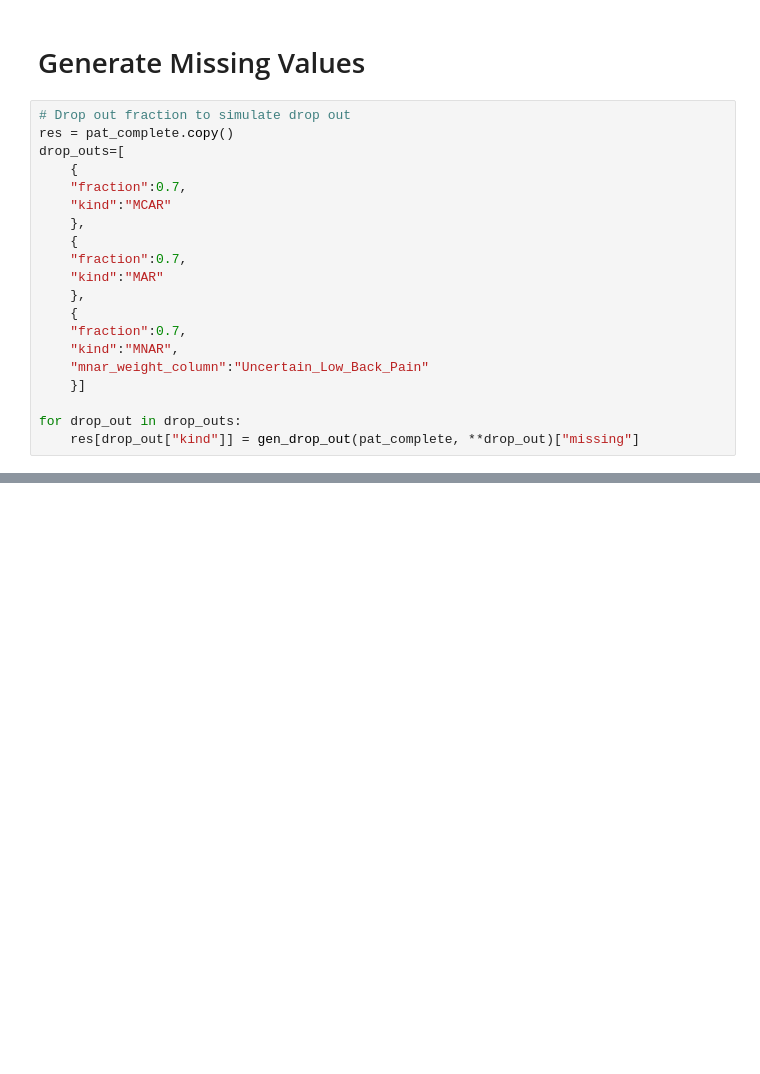
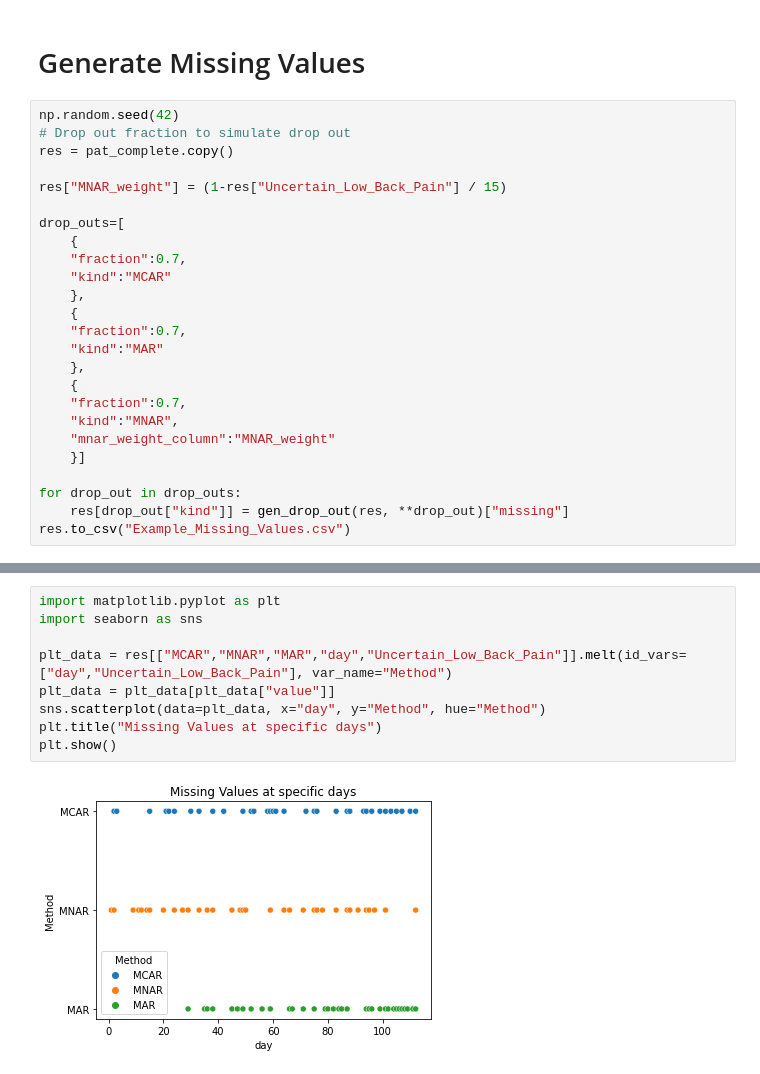
Before and after one commit to HIAlab/sinot, a Jupyter notebook: Simulation_Example_Missing_Values.ipynb, the cells around one changed output, grey strips where cells are left out. Saved outputs shown, nothing was run; the diff lists cells and outputs as text; blank space fills up the shorter version.

Commit message:
Re-Run Examples in Notebook

```diff
--- a/Simulation_Example_Missing_Values.ipynb
+++ b/Simulation_Example_Missing_Values.ipynb
@@ -37,8 +39,12 @@ sim.plot_patient(pat_complete)
 # %% [markdown]
 # Generate Missing Values
 # %%
+np.random.seed(42)
 # Drop out fraction to simulate drop out
 res = pat_complete.copy()
+
+res["MNAR_weight"] = (1-res["Uncertain_Low_Back_Pain"] / 15)
+
 drop_outs=[
     {
     "fraction":0.7,
@@ -51,8 +57,9 @@ drop_outs=[
     {
     "fraction":0.7,
     "kind":"MNAR",
-    "mnar_weight_column":"Uncertain_Low_Back_Pain"
+    "mnar_weight_column":"MNAR_weight"
     }]
 
 for drop_out in drop_outs:
-    res[drop_out["kind"]] = gen_drop_out(pat_complete, **drop_out)["missing"]
+    res[drop_out["kind"]] = gen_drop_out(res, **drop_out)["missing"]
+res.to_csv("Example_Missing_Values.csv")
@@ -74,0 +75,11 @@ res
+# %%
+import matplotlib.pyplot as plt
+import seaborn as sns
+
+plt_data = res[["MCAR","MNAR","MAR","day","Uncertain_Low_Back_Pain"]].melt(id_vars=["day","Uncertain_Low_Back_Pain"], var_name="Method")
+plt_data = plt_data[plt_data["value"]]
+sns.scatterplot(data=plt_data, x="day", y="Method", hue="Method")
+plt.title("Missing Values at specific days")
+plt.show()
+# %% [output]
+[figure, added]
```
Also changed, not shown: parts of 6 cells of this notebook, 1 other file.
